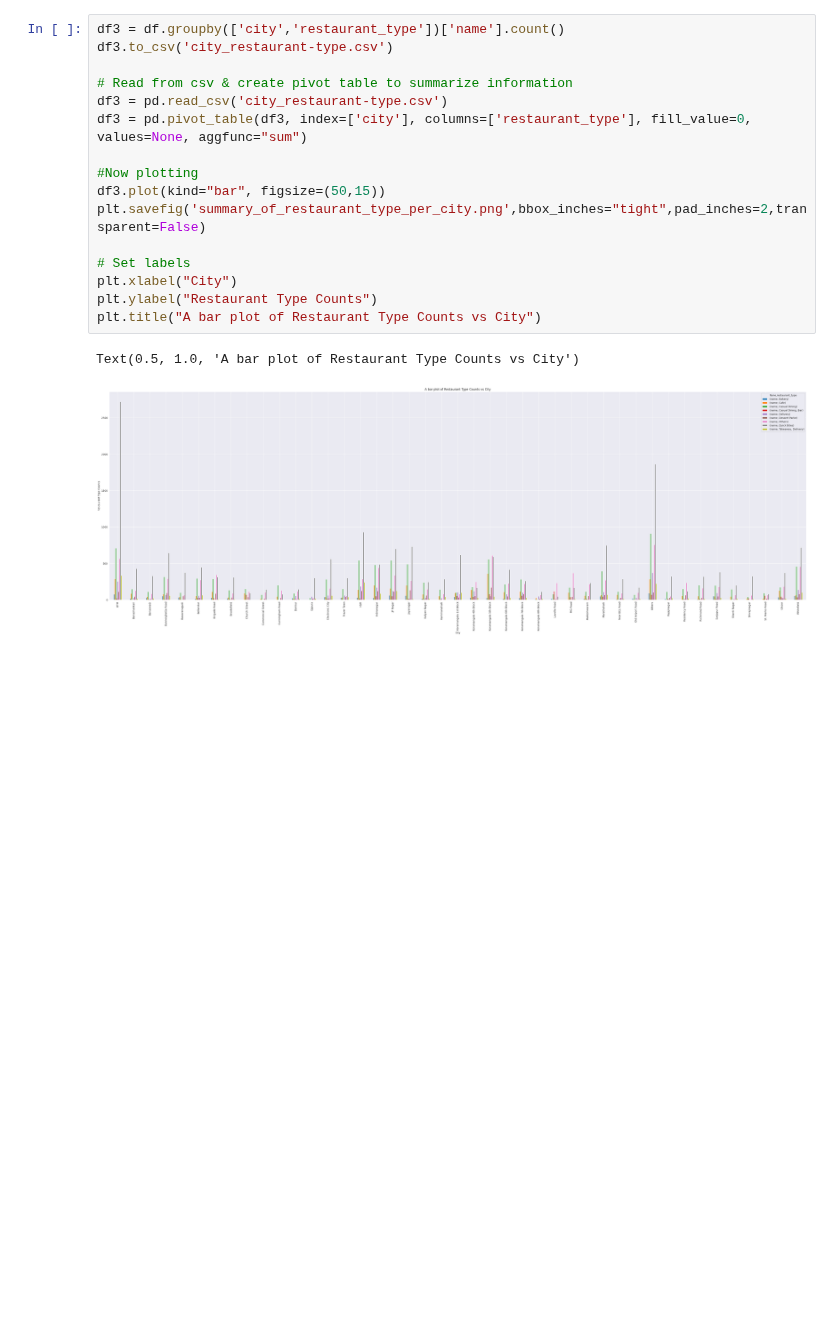
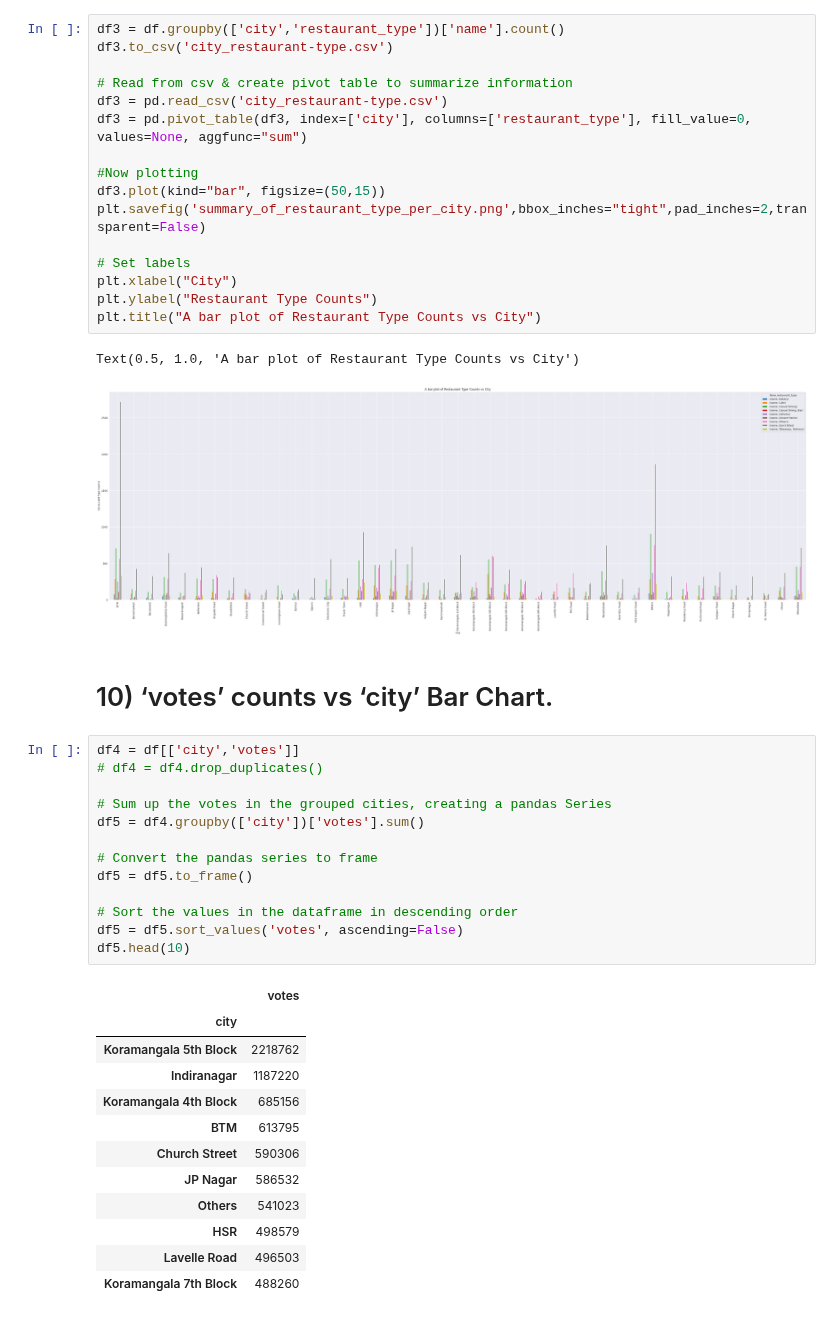
Before and after one commit to mutumagitonga/Zomato-Bangalore-Restaurants-Data-Analysis-Practice, a Jupyter notebook: zomato-data-analysis-and-visualization.ipynb, the cells around one changed output. Saved outputs shown, nothing was run; the diff lists cells and outputs as text; blank space fills up the shorter version.

```diff
--- a/zomato-data-analysis-and-visualization.ipynb
+++ b/zomato-data-analysis-and-visualization.ipynb
@@ -1018,3 +1018,31 @@ plt.title("A bar plot of Restaurant Type Counts vs City")
 # %% [output]
 Text(0.5, 1.0, 'A bar plot of Restaurant Type Counts vs City')
 [figure]
+# %% [markdown]
+# 10) ‘votes’ counts vs ‘city’ Bar Chart.
+# %%
+df4 = df[['city','votes']]
+# df4 = df4.drop_duplicates()
+
+# Sum up the votes in the grouped cities, creating a pandas Series
+df5 = df4.groupby(['city'])['votes'].sum()
+
+# Convert the pandas series to frame
+df5 = df5.to_frame()
+
+# Sort the values in the dataframe in descending order
+df5 = df5.sort_values('votes', ascending=False)
+df5.head(10)
+# %% [output]
+|  | votes |
+| city |  |
+| Koramangala 5th Block | 2218762 |
+| Indiranagar | 1187220 |
+| Koramangala 4th Block | 685156 |
+| BTM | 613795 |
+| Church Street | 590306 |
+| JP Nagar | 586532 |
+| Others | 541023 |
+| HSR | 498579 |
+| Lavelle Road | 496503 |
+| Koramangala 7th Block | 488260 |
```
